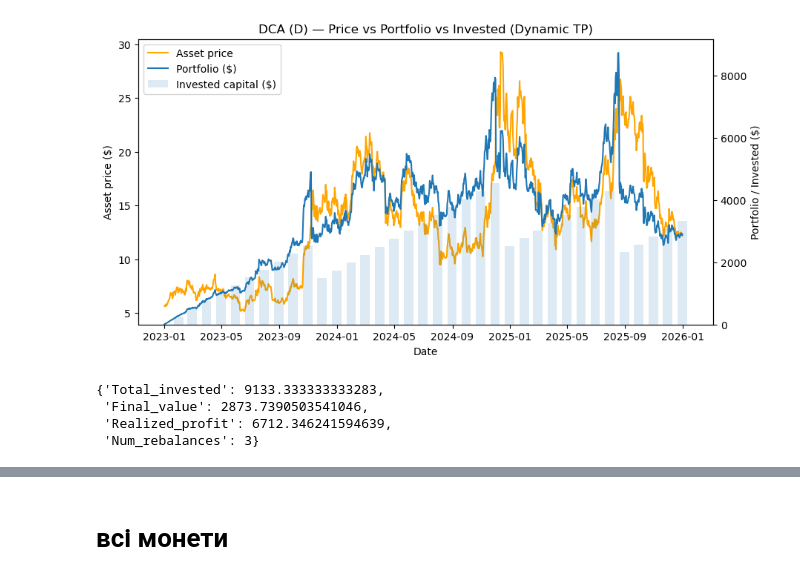
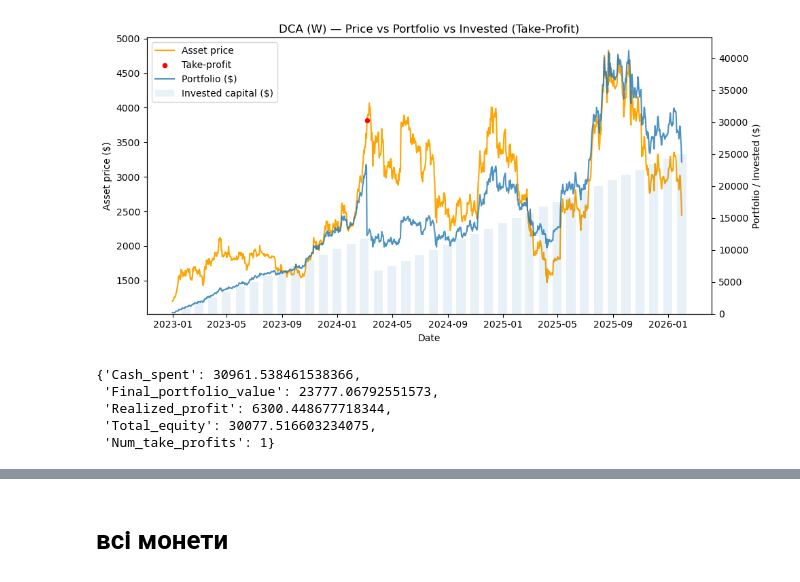
Before and after one commit to Familenko/backtest, a Jupyter notebook: test_dca.ipynb, the cells around one changed output, grey strips where cells are left out. Saved outputs shown, nothing was run; the diff lists cells and outputs as text; code cells hidden in the pictures.

```diff
--- a/test_dca.ipynb
+++ b/test_dca.ipynb
@@ -55,21 +55,22 @@ df_origin
 # %%
-sol_prices = df_origin["LINK"]
-invest_sum = 250 / 30
+sol_prices = df_origin["ETH"]
+invest_sum = 30000 / (52 * 3)
 
-dca_result, dca_metrics = backtest_dca(
+res, metric = backtest_dca(
     prices=sol_prices,
     buy_amount=invest_sum,
-    freq="D",
-    available_sum=10000,
-    profit_multiple=2,
+    freq="W",
+    available_sum=1_000_000,
     fee=0.001,
+    cooldown_days=180,
     plot=True
 )
 
-dca_metrics
+metric
 # %% [output]
-[figure, old version]
+[figure, new version]
-{'Total_invested': 9133.333333333283,
- 'Final_value': 2873.7390503541046,
- 'Realized_profit': 6712.346241594639,
- 'Num_rebalances': 3}
+{'Cash_spent': 30961.538461538366,
+ 'Final_portfolio_value': 23777.06792551573,
+ 'Realized_profit': 6300.448677718344,
+ 'Total_equity': 30077.516603234075,
+ 'Num_take_profits': 1}
```
Also changed, not shown: parts of 10 cells of this notebook, 3 other files.
